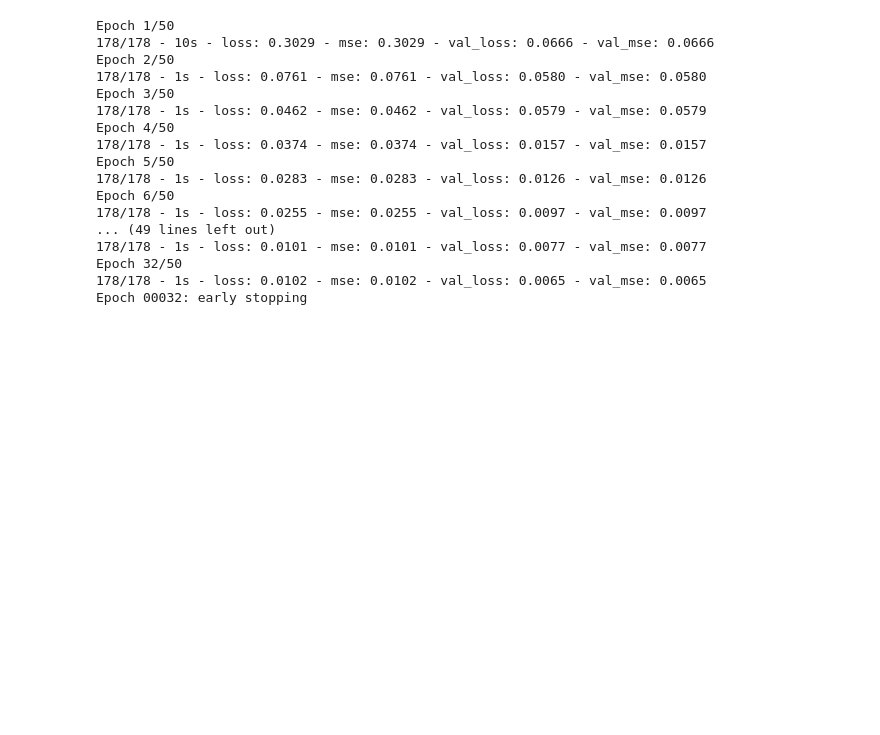
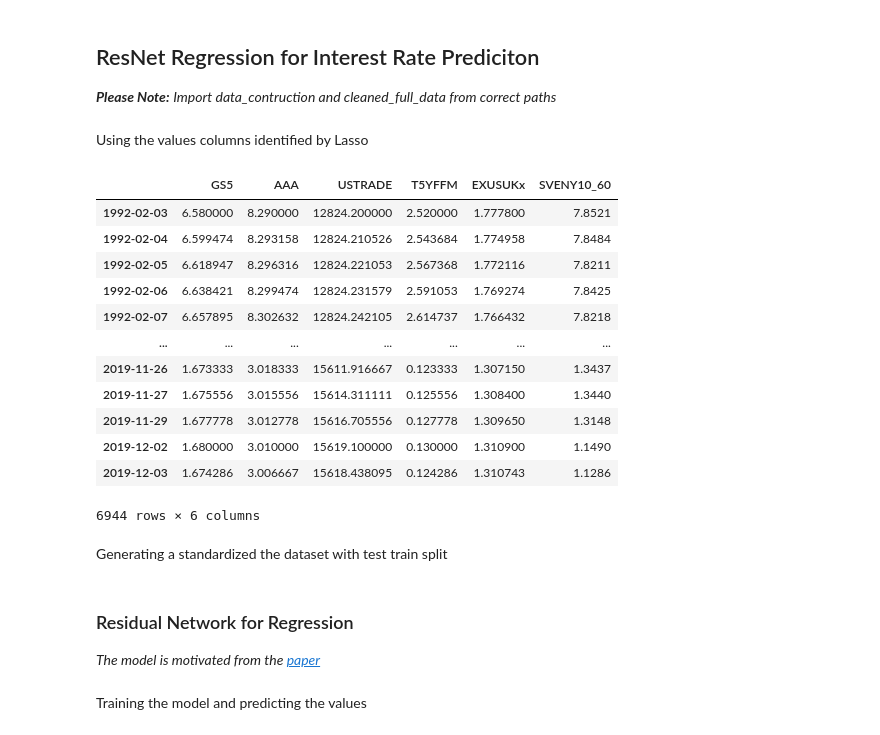
Before and after one commit to armw37/YieldProject, a Jupyter notebook: notebooks/CS680_Residual_Regression.ipynb, the cells around one changed output. Saved outputs shown, nothing was run; the diff lists cells and outputs as text; code cells hidden in the pictures; blank space fills up the shorter version.

```diff
--- a/notebooks/CS680_Residual_Regression.ipynb
+++ b/notebooks/CS680_Residual_Regression.ipynb
@@ -1,3 +1,7 @@
+# %% [markdown]
+## ResNet Regression for Interest Rate Prediciton
+
+***Please Note:*** *Import data_contruction and cleaned_full_data from correct paths*
 # %%
 from tensorflow.keras import layers,models
 from tensorflow.keras import callbacks
@@ -11,21 +15,42 @@ import datetime
 from sklearn.metrics import mean_squared_error
 import data_construction as dc
 from sklearn.decomposition import PCA
+# %% [markdown]
+Using the values columns identified by Lasso
 # %%
 clean_data = 'cleaned_full_data.csv'
 
 # import data
 df = pd.read_csv(clean_data, index_col=0)
 
 # interpolate and join
 test = dc.det_interp(df.iloc[:,1])
 econ_interp = df.iloc[:,:-1].apply(dc.det_interp, axis=0)
 df = pd.concat([econ_interp, df.iloc[:,-1]], axis=1, join="outer")
 
+del df['GS10']
+
 # perform time lags
-df['SVENY10_1'] = df['SVENY10'].shift(1)
-df['SVENY10_60'] = df['SVENY10'].shift(60)
+df['SVENY10_1'] = df['SVENY10'].shift(-1)
+df['SVENY10_60'] = df['SVENY10'].shift(-60)
 df_lag_1 = df.iloc[:,:-1].dropna().drop(['SVENY10'], axis=1)
 df_lag_60 = df.drop(['SVENY10_1',
     'SVENY10'], axis=1).dropna()
-df = df.iloc[:,:-2]
+
+df_actual_lag_1 = df[['GS5', 'AAA', 'USTRADE', 'T5YFFM', 'EXUSUKx', 'SVENY10_1']].dropna()
+df_actual_lag_60 = df[['GS5', 'AAA', 'USTRADE', 'T5YFFM', 'EXUSUKx', 'SVENY10_60']].dropna()
+display(df_actual_lag_60)
+# %% [output]
+|  | GS5 | AAA | USTRADE | T5YFFM | EXUSUKx | SVENY10_60 |
+| 1992-02-03 | 6.580000 | 8.290000 | 12824.200000 | 2.520000 | 1.777800 | 7.8521 |
+| 1992-02-04 | 6.599474 | 8.293158 | 12824.210526 | 2.543684 | 1.774958 | 7.8484 |
+| 1992-02-05 | 6.618947 | 8.296316 | 12824.221053 | 2.567368 | 1.772116 | 7.8211 |
+| 1992-02-06 | 6.638421 | 8.299474 | 12824.231579 | 2.591053 | 1.769274 | 7.8425 |
+| 1992-02-07 | 6.657895 | 8.302632 | 12824.242105 | 2.614737 | 1.766432 | 7.8218 |
+| ... | ... | ... | ... | ... | ... | ... |
+| 2019-11-26 | 1.673333 | 3.018333 | 15611.916667 | 0.123333 | 1.307150 | 1.3437 |
+| 2019-11-27 | 1.675556 | 3.015556 | 15614.311111 | 0.125556 | 1.308400 | 1.3440 |
+| 2019-11-29 | 1.677778 | 3.012778 | 15616.705556 | 0.127778 | 1.309650 | 1.3148 |
+| 2019-12-02 | 1.680000 | 3.010000 | 15619.100000 | 0.130000 | 1.310900 | 1.1490 |
+| 2019-12-03 | 1.674286 | 3.006667 | 15618.438095 | 0.124286 | 1.310743 | 1.1286 |
+6944 rows × 6 columns
@@ -37,0 +57,2 @@ df_pca['SVENY10_1'] =  df_lag_1['SVENY10_1']
+# %% [markdown]
+Generating a standardized the dataset with test train split
@@ -38,2 +81,6 @@ df_pca['SVENY10_1'] =  df_lag_1['SVENY10_1']
+# %% [markdown]
+### Residual Network for Regression
+
+*The model is motivated from the [paper](https://https://www.mdpi.com/1099-4300/22/2/193)*
 # %%
 def identity_block(input_tensor,units):
@@ -133,23 +145,3 @@ X_train, X_test, y_train, y_test = train_test_split(xscale, yscale,test_size=0.1
-# %%
-model = ResNet50Regression()
-model.compile(loss='mse', optimizer='adam', metrics=['mse'])
-history = model.fit(X_train, y_train, epochs=50, verbose=2, callbacks=[callbacks.EarlyStopping(monitor='val_loss', patience=10,verbose=2, mode='auto')], validation_split=0.1)
-# %% [output]
-Epoch 1/50
-178/178 - 10s - loss: 0.3029 - mse: 0.3029 - val_loss: 0.0666 - val_mse: 0.0666
-Epoch 2/50
-178/178 - 1s - loss: 0.0761 - mse: 0.0761 - val_loss: 0.0580 - val_mse: 0.0580
-Epoch 3/50
-178/178 - 1s - loss: 0.0462 - mse: 0.0462 - val_loss: 0.0579 - val_mse: 0.0579
-Epoch 4/50
-178/178 - 1s - loss: 0.0374 - mse: 0.0374 - val_loss: 0.0157 - val_mse: 0.0157
-Epoch 5/50
-178/178 - 1s - loss: 0.0283 - mse: 0.0283 - val_loss: 0.0126 - val_mse: 0.0126
-Epoch 6/50
-178/178 - 1s - loss: 0.0255 - mse: 0.0255 - val_loss: 0.0097 - val_mse: 0.0097
-... (49 lines left out)
-178/178 - 1s - loss: 0.0101 - mse: 0.0101 - val_loss: 0.0077 - val_mse: 0.0077
-Epoch 32/50
-178/178 - 1s - loss: 0.0102 - mse: 0.0102 - val_loss: 0.0065 - val_mse: 0.0065
-Epoch 00032: early stopping
+# %% [markdown]
+Training the model and predicting the values
 # %%
```
Also changed, not shown: parts of 11 cells of this notebook, 1 other file.
